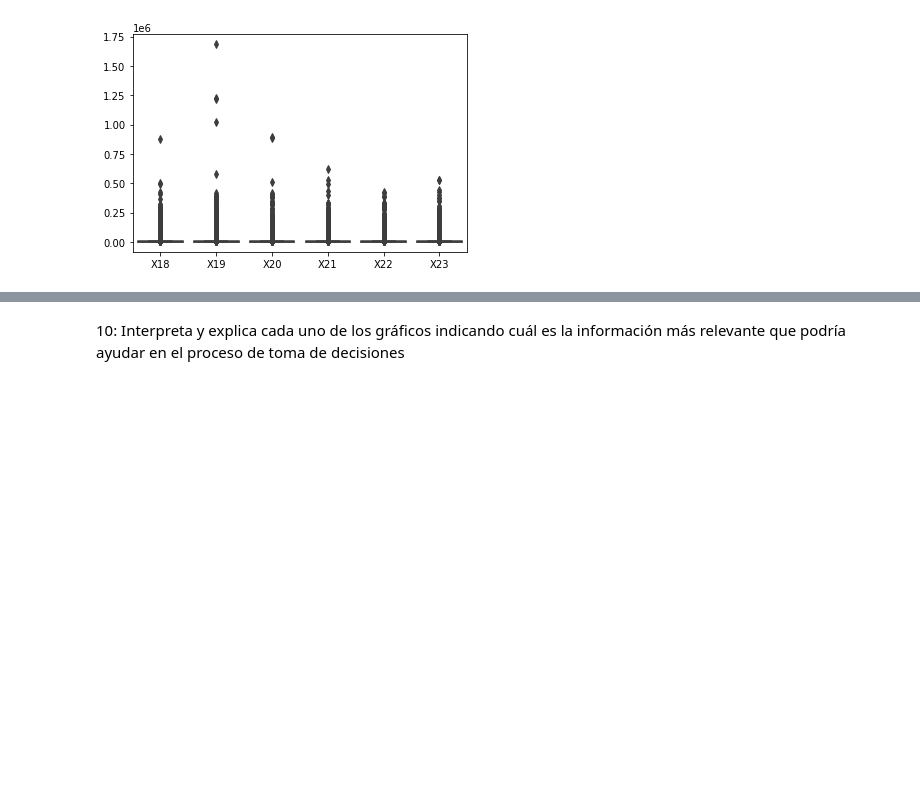
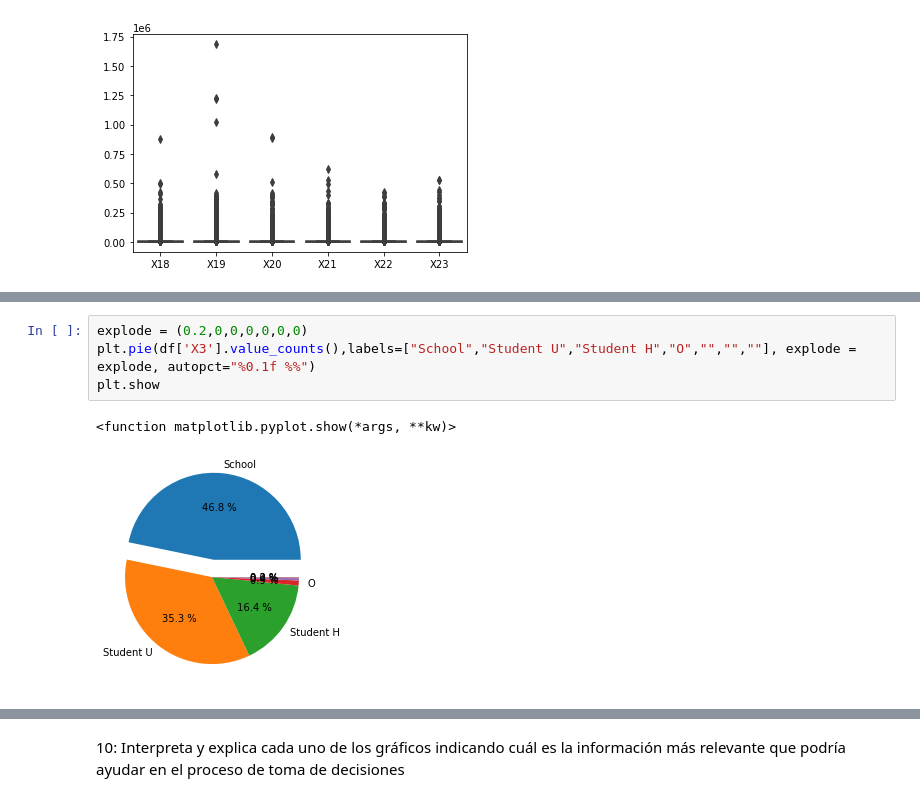
Before and after one commit to PosgradoMNA/actividades-de-aprendizaje-A01794003, a Jupyter notebook: Actividad_Semanal_6,_visualización.ipynb, the cells around one changed output, grey strips where cells are left out. Saved outputs shown, nothing was run; the diff lists cells and outputs as text; blank space fills up the shorter version.

```diff
--- a/Actividad_Semanal_6,_visualización.ipynb
+++ b/Actividad_Semanal_6,_visualización.ipynb
@@ -880,0 +887,7 @@ ax = sns.boxplot(data=df.iloc[:, 17:23])
+# %%
+explode = (0.2,0,0,0,0,0,0)
+plt.pie(df['X3'].value_counts(),labels=["School","Student U","Student H","O","","",""], explode = explode, autopct="%0.1f %%")
+plt.show
+# %% [output]
+<function matplotlib.pyplot.show(*args, **kw)>
+[figure, added]
```
Also changed, not shown: parts of 3 cells of this notebook.
